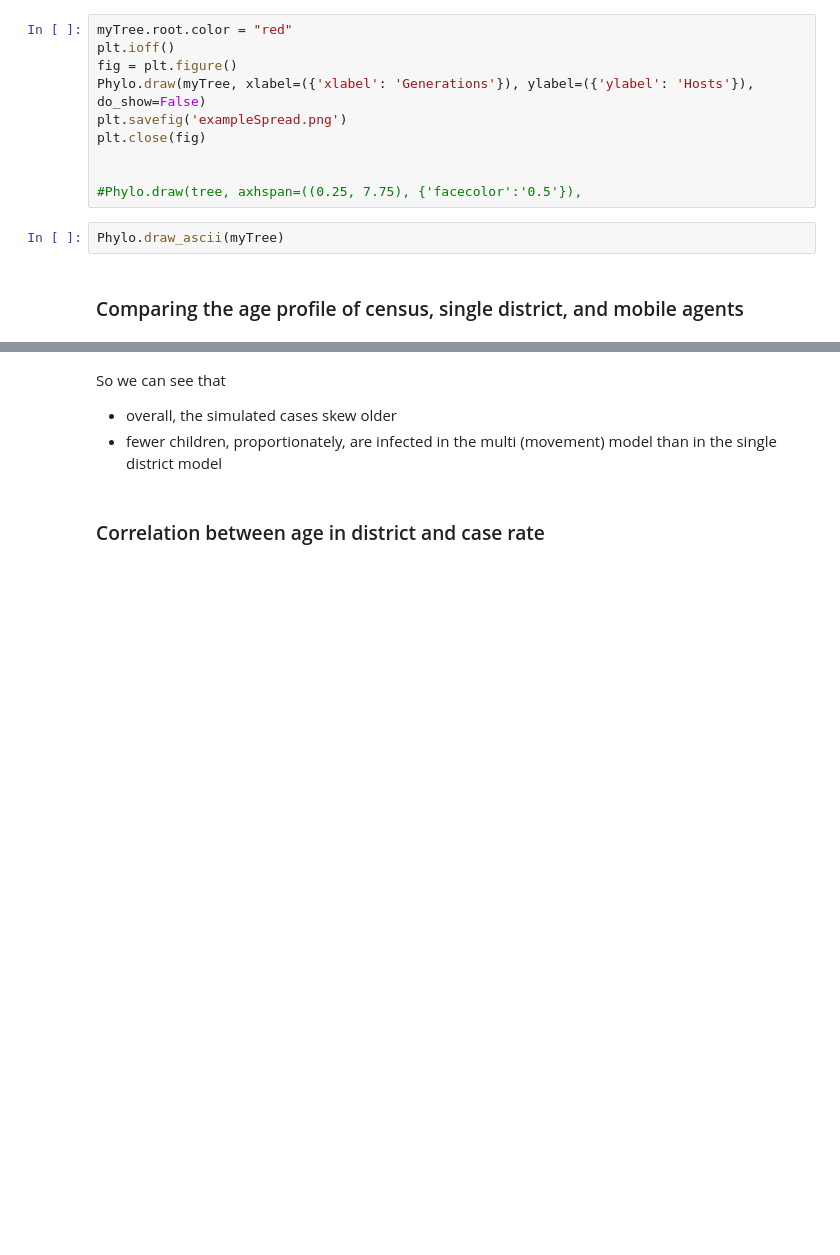
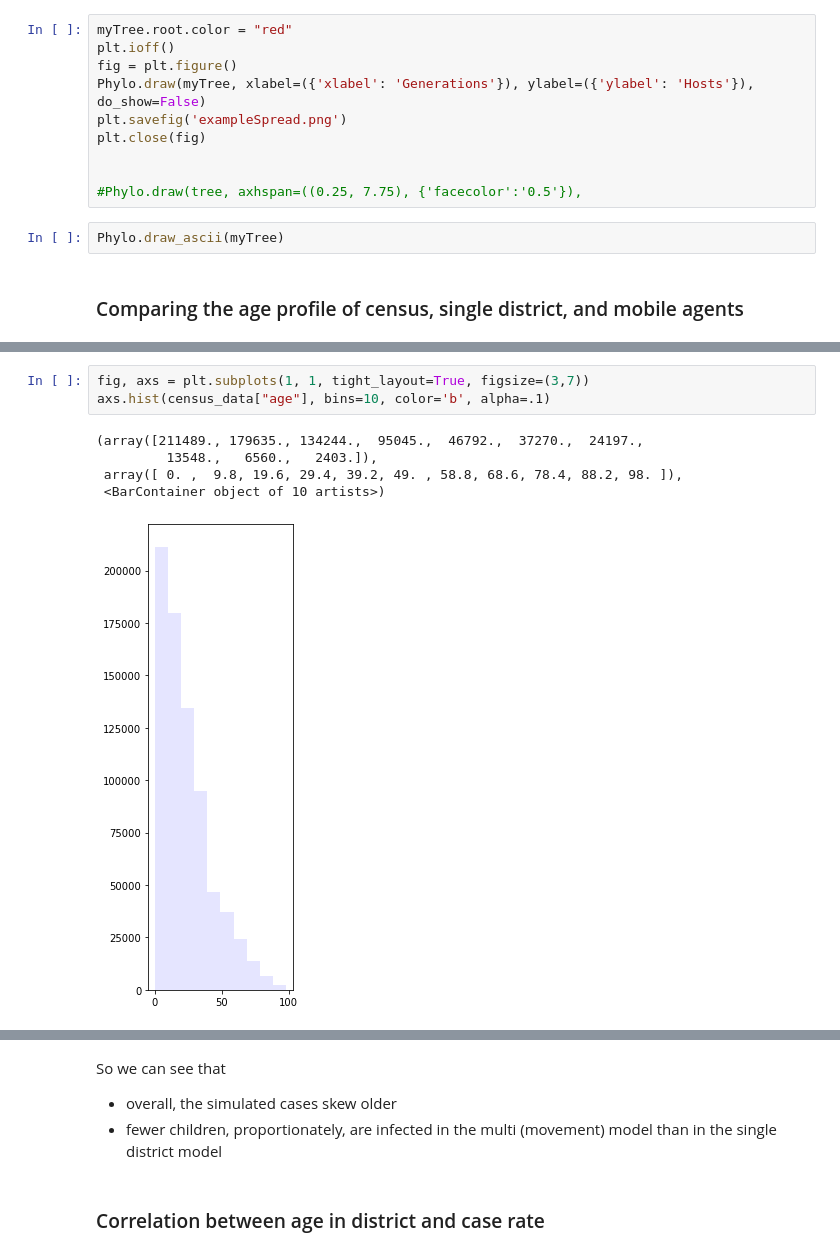
Before and after one commit to dime-worldbank/Disease-Modelling-SSA, a Jupyter notebook: notebooks/JavaOutputProcessing.ipynb, the cells around one changed output, grey strips where cells are left out. Cells and saved outputs as stored; diff of their text form; blank space fills up the shorter version.

```diff
--- a/notebooks/JavaOutputProcessing.ipynb
+++ b/notebooks/JavaOutputProcessing.ipynb
@@ -600,0 +613,9 @@ plt.show()
+# %%
+fig, axs = plt.subplots(1, 1, tight_layout=True, figsize=(3,7))
+axs.hist(census_data["age"], bins=10, color='b', alpha=.1)
+# %% [output]
+(array([211489., 179635., 134244.,  95045.,  46792.,  37270.,  24197.,
+         13548.,   6560.,   2403.]),
+ array([ 0. ,  9.8, 19.6, 29.4, 39.2, 49. , 58.8, 68.6, 78.4, 88.2, 98. ]),
+ <BarContainer object of 10 artists>)
+[figure, added]
```
Also changed, not shown: parts of 8 cells of this notebook, 25 other files.
